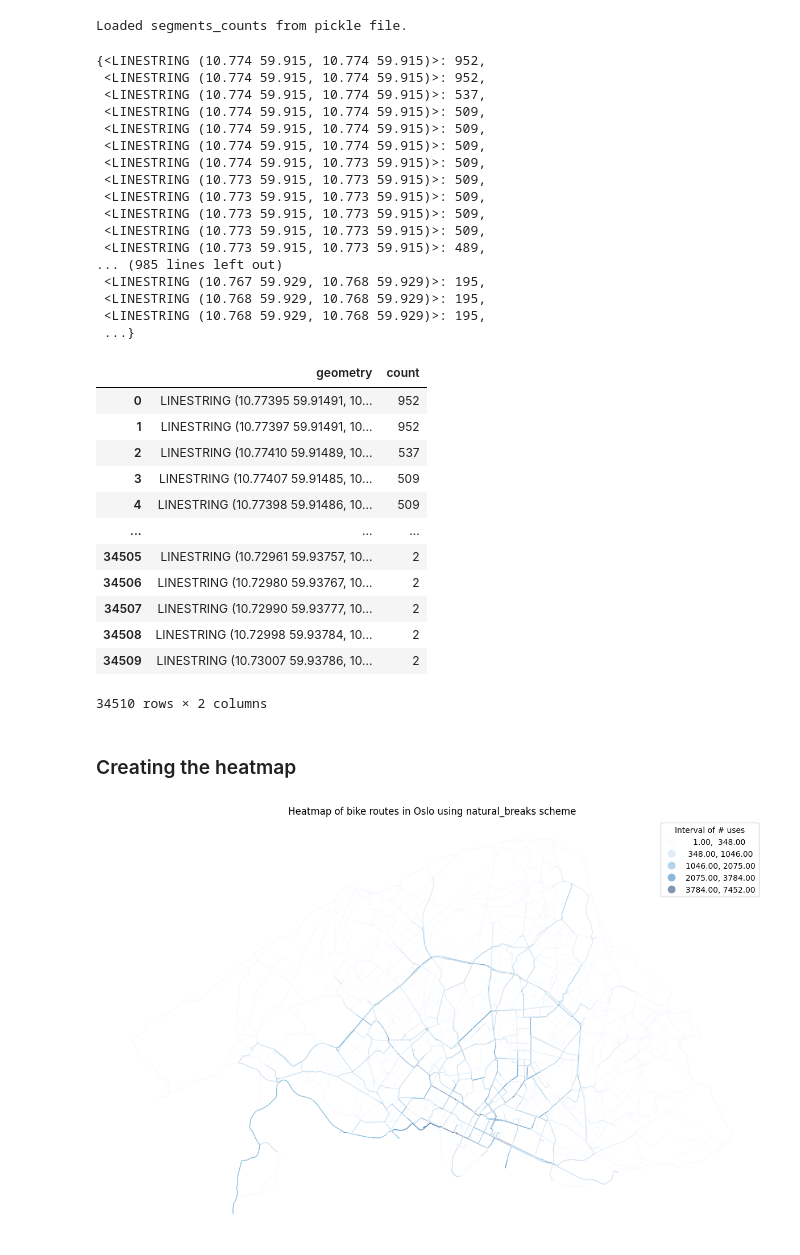
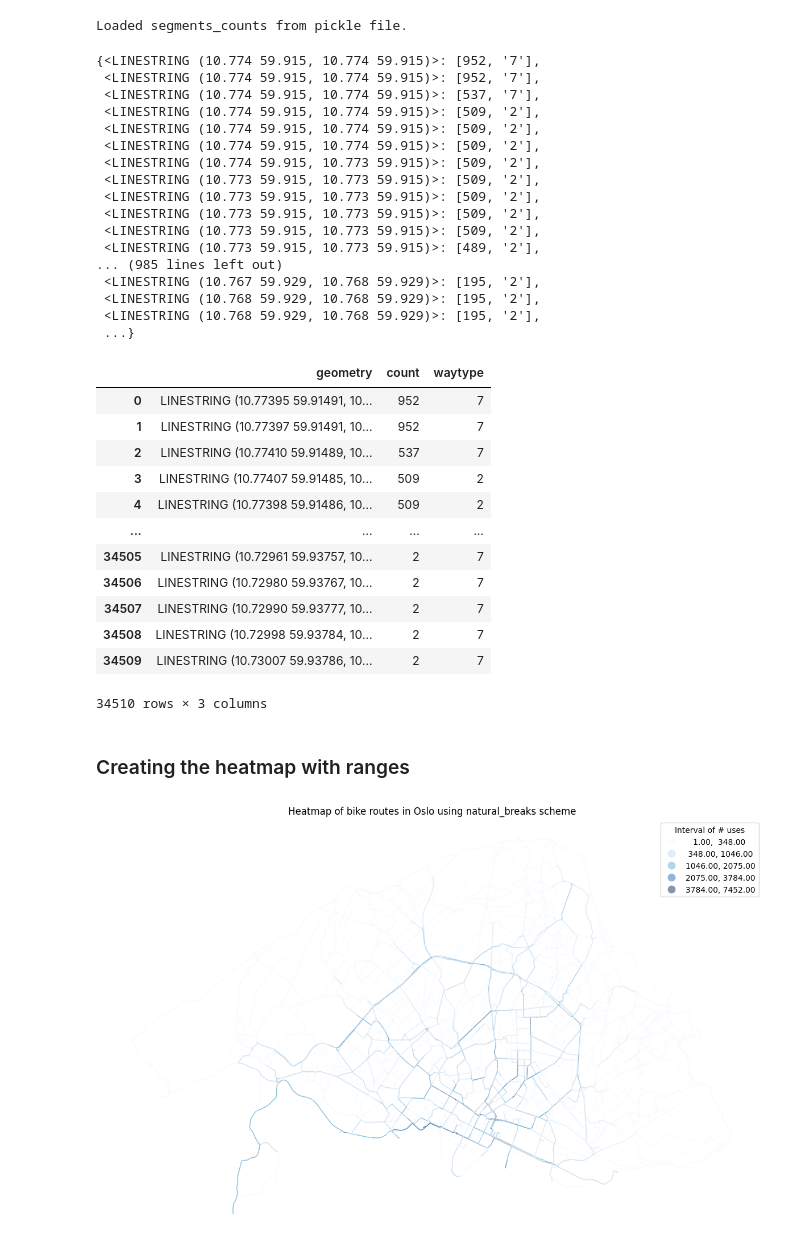
Before and after one commit to ThomasClaudinger/KDS_GeospatialDataScience_project, a Jupyter notebook: scripts/map_of_routes_freq.ipynb, the cells around one changed output. Drawn from its saved outputs; the diff is of its cells as text; code cells hidden in the pictures.

```diff
--- a/scripts/map_of_routes_freq.ipynb
+++ b/scripts/map_of_routes_freq.ipynb
@@ -29,6 +49,10 @@ str(LineString([(10.786247, 59.904461), (10.786262, 59.904486)]))
 ### Counting segments
 # %%
 from tqdm import tqdm
+
+def segments(curve):
+    return list(map(LineString, zip(curve.coords[:-1], curve.coords[1:])))
+
 
 # Check if there is a segments_counts.pickle file in the data folder.
 # If there is, load it. If not, create it.
@@ -53,6 +77,10 @@ except FileNotFoundError:
             # Update progress bar
             pbar.update(1)
 
+            # Waytypes for all segments in the line
+            # ([:-1] because last entry is an empty string, so we remove it)
+            waytypes = [i.split(" ") for i in bike_data['waytypes_d'].iloc[i].split(';')][:-1]
+
             # Getting the linestring from geometry.
             line = bike_data.iloc[i].geometry
 
@@ -60,15 +88,21 @@ except FileNotFoundError:
             line_segments = segments(line)
 
             # For each segment in the line, add the segment to the dict and add count.
-            for segment in line_segments:
+            for idx, segment in enumerate(line_segments):
 
                 # Check if it is in the dict, if not add it.
                 if segment not in segments_counts:
-                    segments_counts[segment] = 1
+
+                    # Getting the waytype for the specific segment
+                    for wt in waytypes:
+                        if int(wt[0]) <= idx and int(wt[1]) > idx:
+                            waytype = wt[2]
+
+                    segments_counts[segment] = [1, waytype]
 
                 # If it is in the dict, add 1 to the count.
                 else:
-                    segments_counts[segment] += 1
+                    segments_counts[segment][0] += 1
 
     # We are saving the counts dict in a pickle file.
     with open("../data/segments_counts.pickle", "wb") as f:
@@ -79,49 +113,49 @@ Loaded segments_counts from pickle file.
 # Lets check if it worked.
 segments_counts
 # %% [output]
-{<LINESTRING (10.774 59.915, 10.774 59.915)>: 952,
- <LINESTRING (10.774 59.915, 10.774 59.915)>: 952,
- <LINESTRING (10.774 59.915, 10.774 59.915)>: 537,
- <LINESTRING (10.774 59.915, 10.774 59.915)>: 509,
- <LINESTRING (10.774 59.915, 10.774 59.915)>: 509,
- <LINESTRING (10.774 59.915, 10.774 59.915)>: 509,
- <LINESTRING (10.774 59.915, 10.773 59.915)>: 509,
- <LINESTRING (10.773 59.915, 10.773 59.915)>: 509,
- <LINESTRING (10.773 59.915, 10.773 59.915)>: 509,
- <LINESTRING (10.773 59.915, 10.773 59.915)>: 509,
- <LINESTRING (10.773 59.915, 10.773 59.915)>: 509,
- <LINESTRING (10.773 59.915, 10.773 59.915)>: 489,
+{<LINESTRING (10.774 59.915, 10.774 59.915)>: [952, '7'],
+ <LINESTRING (10.774 59.915, 10.774 59.915)>: [952, '7'],
+ <LINESTRING (10.774 59.915, 10.774 59.915)>: [537, '7'],
+ <LINESTRING (10.774 59.915, 10.774 59.915)>: [509, '2'],
+ <LINESTRING (10.774 59.915, 10.774 59.915)>: [509, '2'],
+ <LINESTRING (10.774 59.915, 10.774 59.915)>: [509, '2'],
+ <LINESTRING (10.774 59.915, 10.773 59.915)>: [509, '2'],
+ <LINESTRING (10.773 59.915, 10.773 59.915)>: [509, '2'],
+ <LINESTRING (10.773 59.915, 10.773 59.915)>: [509, '2'],
+ <LINESTRING (10.773 59.915, 10.773 59.915)>: [509, '2'],
+ <LINESTRING (10.773 59.915, 10.773 59.915)>: [509, '2'],
+ <LINESTRING (10.773 59.915, 10.773 59.915)>: [489, '2'],
 ... (985 lines left out)
- <LINESTRING (10.767 59.929, 10.768 59.929)>: 195,
- <LINESTRING (10.768 59.929, 10.768 59.929)>: 195,
- <LINESTRING (10.768 59.929, 10.768 59.929)>: 195,
+ <LINESTRING (10.767 59.929, 10.768 59.929)>: [195, '2'],
+ <LINESTRING (10.768 59.929, 10.768 59.929)>: [195, '2'],
+ <LINESTRING (10.768 59.929, 10.768 59.929)>: [195, '2'],
  ...}
 # %%
 # Creating a geodataframe with the segments as geometry and the counts as a column.
-segments_gdf = gpd.GeoDataFrame.from_dict(segments_counts, orient='index', columns=['count'])
+segments_gdf = gpd.GeoDataFrame.from_dict(segments_counts, orient='index', columns=['count', 'waytype'])
 segments_gdf.reset_index(inplace=True)
 segments_gdf.rename(columns={'index': 'geometry'}, inplace=True)
 segments_gdf.set_geometry(col='geometry', inplace=True)
 segments_gdf.set_crs(epsg=4326, inplace=True)
 # %% [output]
-|  | geometry | count |
-| 0 | LINESTRING (10.77395 59.91491, 10... | 952 |
-| 1 | LINESTRING (10.77397 59.91491, 10... | 952 |
-| 2 | LINESTRING (10.77410 59.91489, 10... | 537 |
-| 3 | LINESTRING (10.77407 59.91485, 10... | 509 |
-| 4 | LINESTRING (10.77398 59.91486, 10... | 509 |
-| ... | ... | ... |
-| 34505 | LINESTRING (10.72961 59.93757, 10... | 2 |
-| 34506 | LINESTRING (10.72980 59.93767, 10... | 2 |
-| 34507 | LINESTRING (10.72990 59.93777, 10... | 2 |
-| 34508 | LINESTRING (10.72998 59.93784, 10... | 2 |
-| 34509 | LINESTRING (10.73007 59.93786, 10... | 2 |
+|  | geometry | count | waytype |
+| 0 | LINESTRING (10.77395 59.91491, 10... | 952 | 7 |
+| 1 | LINESTRING (10.77397 59.91491, 10... | 952 | 7 |
+| 2 | LINESTRING (10.77410 59.91489, 10... | 537 | 7 |
+| 3 | LINESTRING (10.77407 59.91485, 10... | 509 | 2 |
+| 4 | LINESTRING (10.77398 59.91486, 10... | 509 | 2 |
+| ... | ... | ... | ... |
+| 34505 | LINESTRING (10.72961 59.93757, 10... | 2 | 7 |
+| 34506 | LINESTRING (10.72980 59.93767, 10... | 2 | 7 |
+| 34507 | LINESTRING (10.72990 59.93777, 10... | 2 | 7 |
+| 34508 | LINESTRING (10.72998 59.93784, 10... | 2 | 7 |
+| 34509 | LINESTRING (10.73007 59.93786, 10... | 2 | 7 |
-34510 rows × 2 columns
+34510 rows × 3 columns
 # %%
 # adding a normalized count column.
 segments_gdf['count_norm'] = segments_gdf['count'] / segments_gdf['count'].max()
 # %% [markdown]
-### Creating the heatmap
+### Creating the heatmap with ranges
 # %%
 import matplotlib.pyplot as plt
 
```
Also changed, not shown: parts of 13 cells of this notebook, 3 other files.
